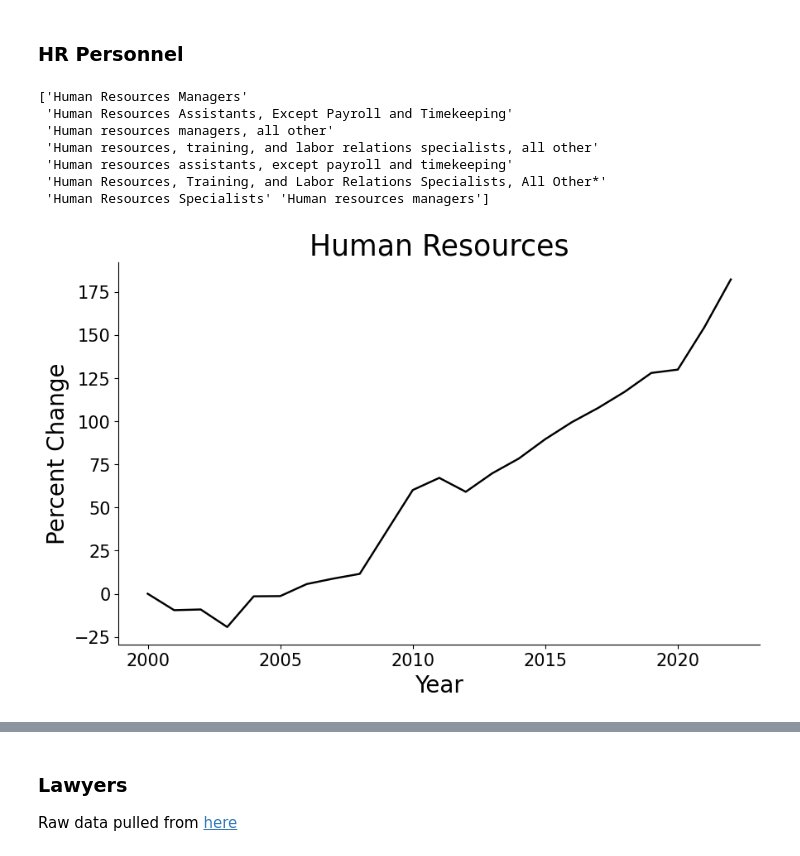
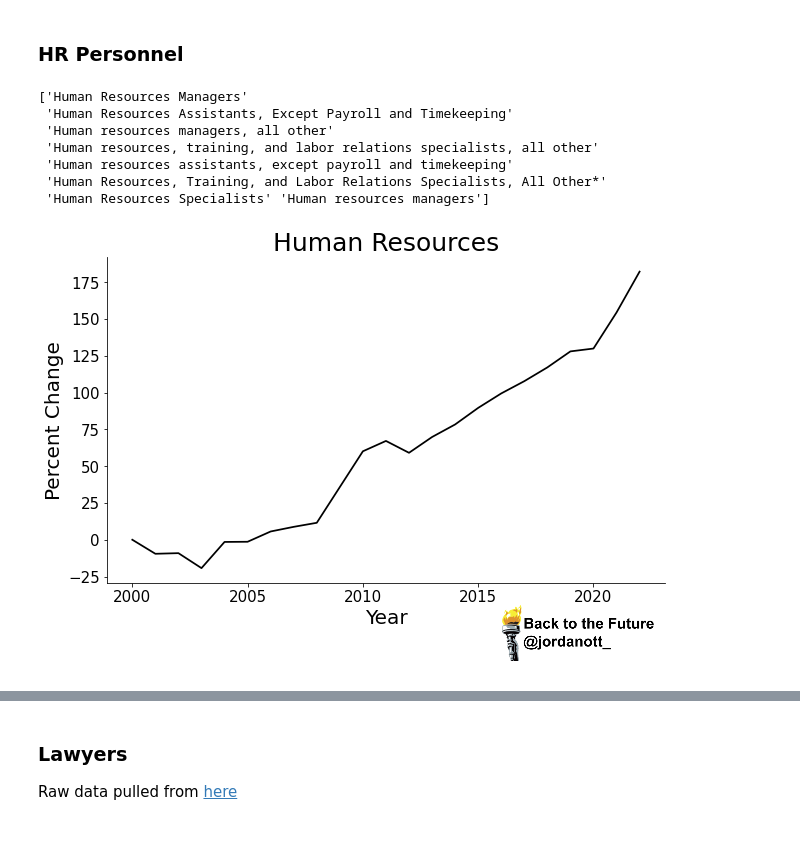
Before and after one commit to jordanott/BackToTheFuture, a Jupyter notebook: notebooks/business.ipynb, the cells around one changed output, grey strips where cells are left out. Saved outputs shown, nothing was run; the diff lists cells and outputs as text; code cells hidden in the pictures.

```diff
--- a/notebooks/business.ipynb
+++ b/notebooks/business.ipynb
@@ -71,13 +72,14 @@ pre_1970 = linear_model.LinearRegression()
 pre_1970.fit(x[:index, None], y[:index])
 tfp["pre_1970"] = pre_1970.predict(x[:, None])
 
-sns.lineplot(x="Date", y="UA_TFP", data=tfp, color="black", label="Utilization-adjusted TFP")
+ax = sns.lineplot(x="Date", y="UA_TFP", data=tfp, color="black", label="Utilization-adjusted TFP")
 sns.lineplot(x="Date", y="pre_1970", data=tfp, label="Pre 1970 Trend", ls="--", color="gray")
 
 plt.ylabel("Total Factor Productivity")
 plt.xlabel("Year")
 
 helper.create_legend()
+helper.add_logo(ax=ax)
 
-plt.savefig("../images/tfp.pdf", transparent=True)
+helper.savefig("../images/tfp")
 # %% [output]
@@ -93,10 +95,12 @@ else:
     stock_buybacks = pd.read_csv(buybacks_file)
     stock_buybacks["Date"] = pd.to_datetime(stock_buybacks["Date"])
 
-    sns.lineplot(x="Date", y="Buybacks (Billions of Dollars)", data=stock_buybacks, color="black")
+    ax = sns.lineplot(x="Date", y="Buybacks (Billions of Dollars)", data=stock_buybacks, color="black")
     plt.ylabel("Billions of Dollars")
     plt.xlabel("Year")
     plt.title("Stock Buybacks from S&P 500")
 
-    plt.savefig("../images/stock_buybacks.pdf", transparent=True)
+    helper.add_logo(ax=ax)
+
+    helper.savefig("../images/stock_buybacks")
 # %% [output]
@@ -147,8 +151,9 @@ plt.title("Manufacturing Output", fontsize=25)
 plt.ylabel("Percent of U.S.")
 
 helper.create_legend()
+helper.add_logo(ax=ax)
 
-plt.savefig("../images/manufacturing_output_percent_of_us.pdf", transparent=True)
+helper.savefig("../images/manufacturing_output_percent_of_us")
 # %% [output]
 A value is trying to be set on a copy of a slice from a DataFrame.
 Try using .loc[row_indexer,col_indexer] = value instead
@@ -183,8 +188,11 @@ population = population.sort_values(by="Year").reset_index(drop=True).iloc[70:].
 employment_values = employment.iloc[21:-2].reset_index(drop=True).MANEMP.values
 per_capita = 1_000 * employment_values / population.Population.values
 
+fig, ax = plt.subplots()
+
 plt.plot(population.Year, per_capita * 100, color="black")
 plt.xlabel("Year")
 plt.ylabel("Percent of Population")
+helper.add_logo(ax=ax)
 plt.title("U.S. Manufacturing Employment");
 # %% [output]
@@ -264,29 +270,26 @@ sns.lineplot(x="Year", y="Percent Change", data=education_administrators)
 # %%
 hr_personnel = all_data[
     (job_titles.str.contains("human resources"))
 ]
 print(hr_personnel["OCC_TITLE"].unique())
 
 hr_personnel = hr_personnel[["Year", "TOT_EMP"]].groupby("Year").sum().reset_index()
 
-# plt.subplot(1, 2, 1)
-# sns.lineplot(x="Year", y="TOT_EMP", data=hr_personnel)
+hr_personnel = helper.percent_change_relative_to(hr_personnel, 2000, "TOT_EMP")
+ax = sns.lineplot(x="Year", y="Percent Change", data=hr_personnel, color="black")
+plt.title("Human Resources")
+helper.add_logo(ax=ax)
 
-# plt.subplot(1, 2, 2)
-hr_personnel = helper.percent_change_relative_to(hr_personnel, 2000, "TOT_EMP")
-sns.lineplot(x="Year", y="Percent Change", data=hr_personnel, color="black")
-plt.title("Human Resources")
-
-plt.savefig("../images/human_resources.pdf", transparent=True)
+helper.savefig("../images/human_resources")
 # %% [output]
 ['Human Resources Managers'
  'Human Resources Assistants, Except Payroll and Timekeeping'
  'Human resources managers, all other'
  'Human resources, training, and labor relations specialists, all other'
  'Human resources assistants, except payroll and timekeeping'
  'Human Resources, Training, and Labor Relations Specialists, All Other*'
  'Human Resources Specialists' 'Human resources managers']
-[figure, old version]
+[figure, new version]
 # %%
 hr_personnel = all_data[
     (job_titles.str.contains("tax "))
```
Also changed, not shown: parts of 15 cells of this notebook, 2 other files.
